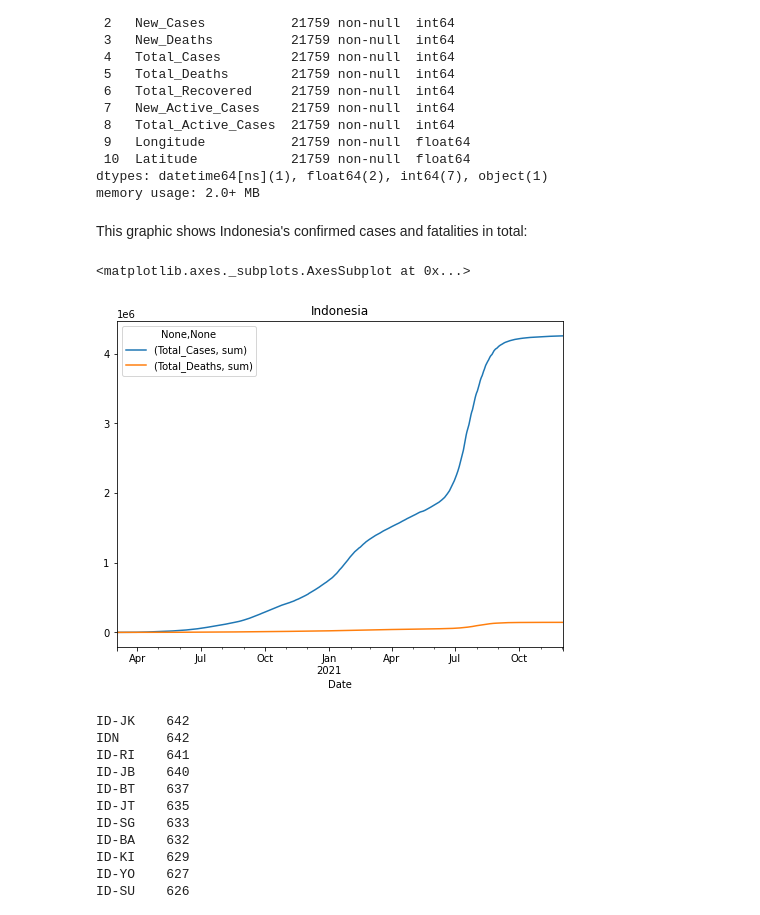
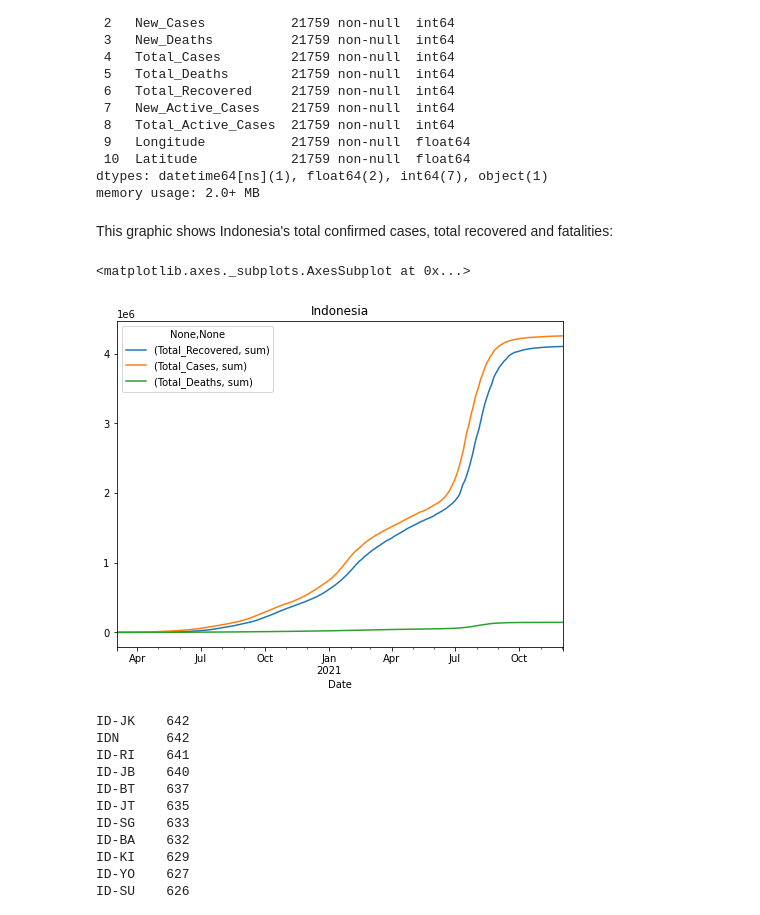
Before and after one commit to azizpambayun/project, a Jupyter notebook: covid_19_analysis_and_visualization_in_Indonesia.ipynb, the cells around one changed output. Saved outputs shown, nothing was run; the diff lists cells and outputs as text; code cells hidden in the pictures.

```diff
--- a/covid_19_analysis_and_visualization_in_Indonesia.ipynb
+++ b/covid_19_analysis_and_visualization_in_Indonesia.ipynb
@@ -148,16 +148,18 @@ Data columns (total 11 columns):
 dtypes: datetime64[ns](1), float64(2), int64(7), object(1)
 memory usage: 2.0+ MB
 # %% [markdown]
-This graphic shows Indonesia's confirmed cases and fatalities in total:
+This graphic shows Indonesia's total confirmed cases, total recovered and fatalities:
 # %%
 confirmed_cases = covid[covid['Location_ISO_Code']=='IDN'].groupby(['Date']).agg({'Total_Cases':['sum']})
+recovered = covid[covid['Location_ISO_Code']=='IDN'].groupby(['Date']).agg({'Total_Recovered':['sum']})
 fatalities = covid[covid['Location_ISO_Code']=='IDN'].groupby(['Date']).agg({'Total_Deaths':['sum']})
 total = confirmed_cases.join(fatalities)
+total1 = recovered.join(total)
 
-total.plot(ax=plt.gca(), title='Indonesia', figsize =(8,6))
+total1.plot(ax=plt.gca(), title='Indonesia', figsize =(8,6))
 # %% [output]
 <matplotlib.axes._subplots.AxesSubplot at 0x...>
-[figure, old version]
+[figure, new version]
 # %%
 covid['Location_ISO_Code'].value_counts()
 # %% [output]
```
Also changed, not shown: parts of 2 cells of this notebook.
